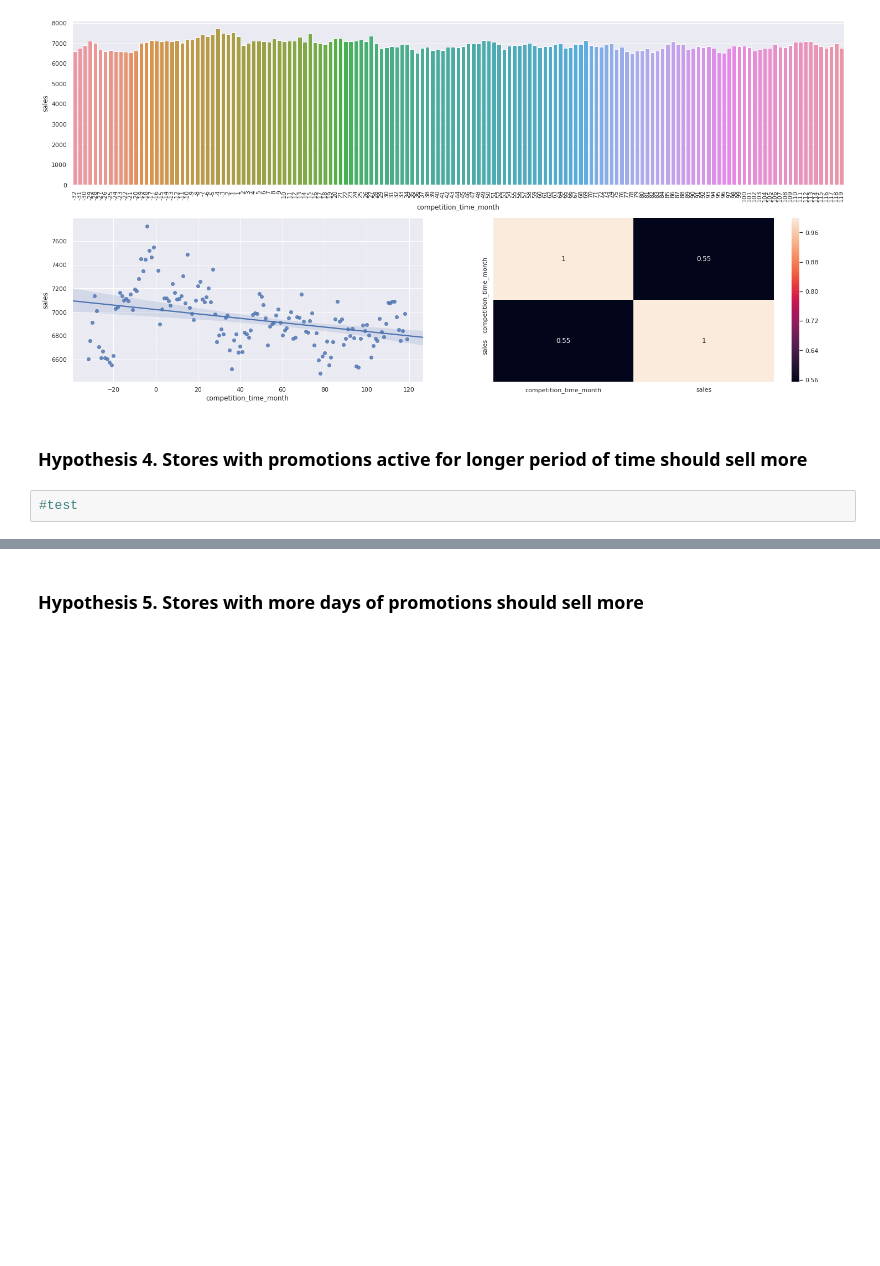
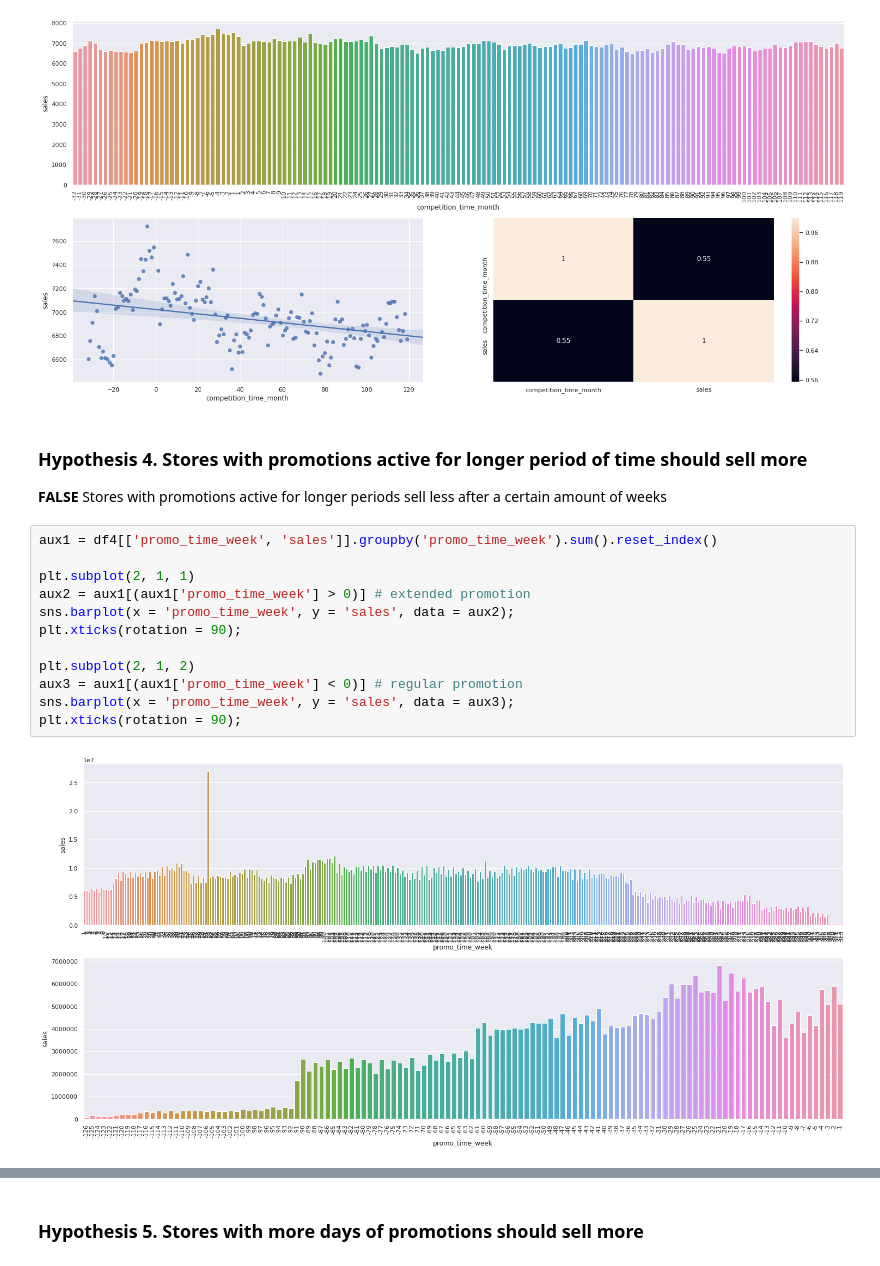
Before and after one commit to eduardoffonseca/Rossman-Store-Sales, a Jupyter notebook: rossmann_store_sales_prediction.ipynb, the cells around one changed output, grey strips where cells are left out. Saved outputs shown, nothing was run; the diff lists cells and outputs as text; blank space fills up the shorter version.

```diff
--- a/rossmann_store_sales_prediction.ipynb
+++ b/rossmann_store_sales_prediction.ipynb
@@ -622,5 +630,19 @@ x = sns.heatmap(aux1.corr(method='pearson'), annot=True );
 [figure]
 # %% [markdown]
 ### **Hypothesis 4.** Stores with promotions active for longer period of time should sell more
+
+**FALSE** Stores with promotions active for longer periods sell less after a certain amount of weeks
-# %%
-#test
+# %%
+aux1 = df4[['promo_time_week', 'sales']].groupby('promo_time_week').sum().reset_index()
+
+plt.subplot(2, 1, 1)
+aux2 = aux1[(aux1['promo_time_week'] > 0)] # extended promotion
+sns.barplot(x = 'promo_time_week', y = 'sales', data = aux2);
+plt.xticks(rotation = 90);
+
+plt.subplot(2, 1, 2)
+aux3 = aux1[(aux1['promo_time_week'] < 0)] # regular promotion
+sns.barplot(x = 'promo_time_week', y = 'sales', data = aux3);
+plt.xticks(rotation = 90);
+# %% [output]
+[figure, added]
```
Also changed, not shown: parts of 21 cells of this notebook, 1 other file.
